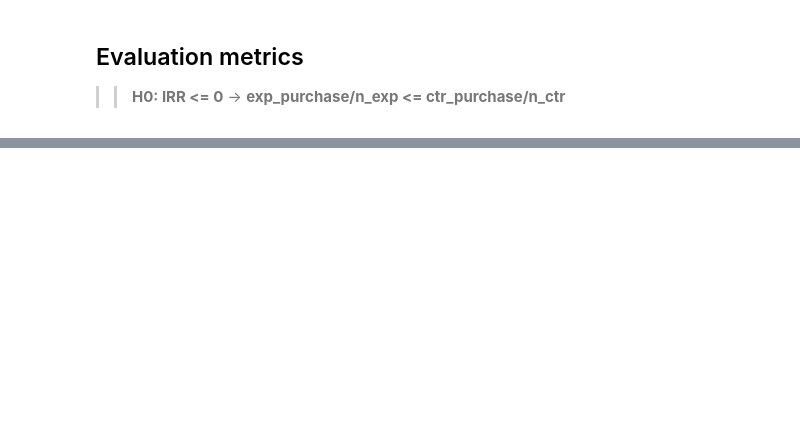
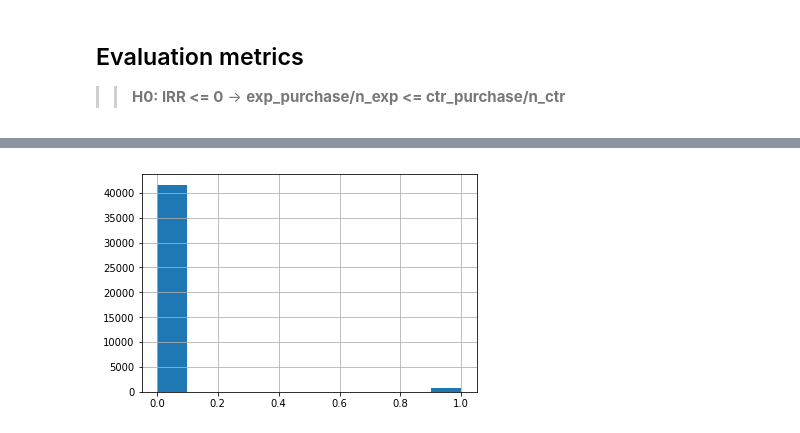
Before and after one commit to xmjuan/starbucks, a Jupyter notebook: Starbucks.ipynb, the cells around one changed output, grey strips where cells are left out. Drawn from its saved outputs; the diff is of its cells as text; code cells hidden in the pictures; blank space fills up the shorter version.

```diff
--- a/Starbucks.ipynb
+++ b/Starbucks.ipynb
@@ -260,0 +301,5 @@ ValueError: p > 1
+# %%
+# skewed data
+train_promoted['purchase'].hist();
+# %% [output]
+[figure, added]
```
Also changed, not shown: parts of 25 cells of this notebook, 3 other files.
